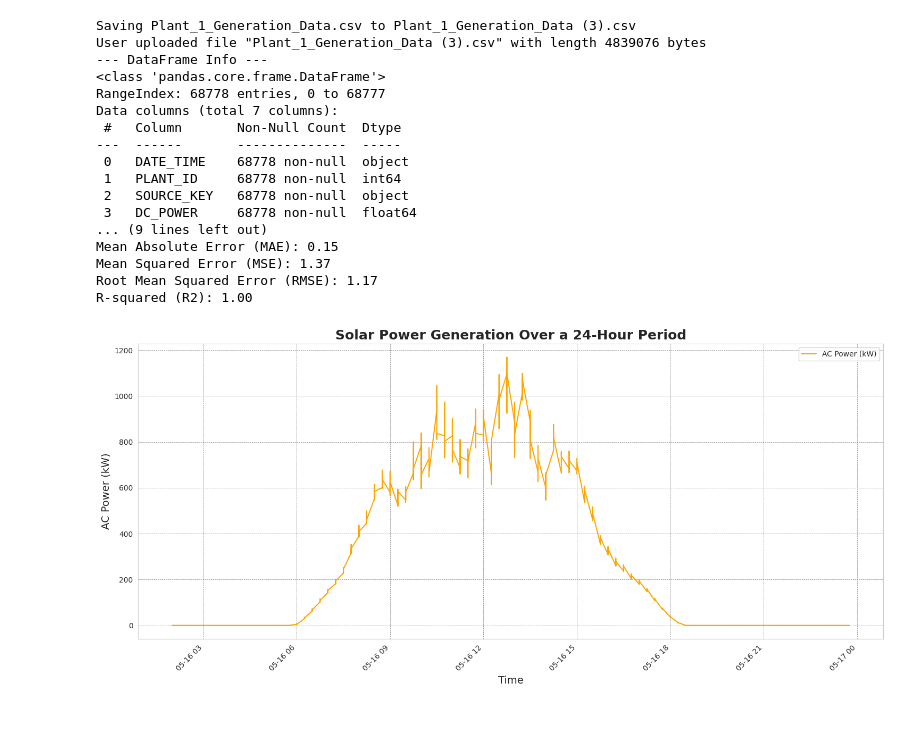
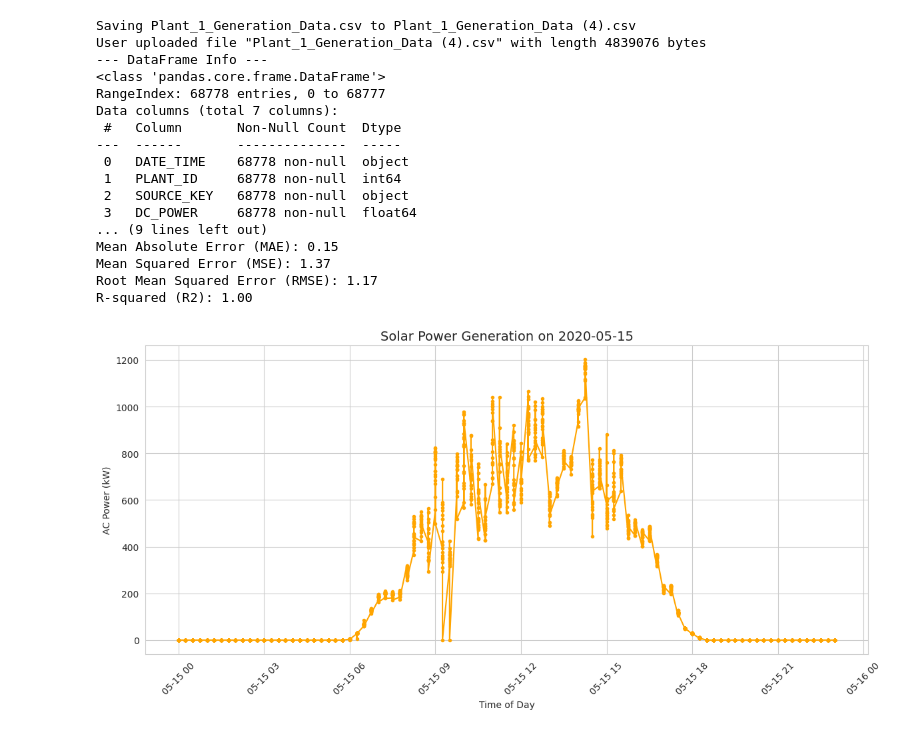
Before and after one commit to Anshchauhan22/Edunet_Solar_Power_Analysis, a Jupyter notebook: chapter_appendix-tools-for-deep-learning/jupyter.ipynb, the cells around one changed output. Saved outputs shown, nothing was run; the diff lists cells and outputs as text; code cells hidden in the pictures.

```diff
--- a/chapter_appendix-tools-for-deep-learning/jupyter.ipynb
+++ b/chapter_appendix-tools-for-deep-learning/jupyter.ipynb
@@ -60,33 +60,25 @@ import numpy as np
 from google.colab import files
 
 # 1. Solar Output vs Time
-import pandas as pd
 import matplotlib.pyplot as plt
-import seaborn as sns
 
+# Convert DATE_TIME to datetime if not already
+df['DATE_TIME'] = pd.to_datetime(df['DATE_TIME'])
 
-df['DATE_TIME'] = pd.to_datetime(df['DATE_TIME'], format='%d-%m-%Y %H:%M')
+# Select one day (e.g., 15th May 2020 – adjust to match your dataset range)
+one_day = df[df['DATE_TIME'].dt.date == pd.to_datetime("2020-05-15").date()]
 
-df.set_index('DATE_TIME', inplace=True)
+# Plot AC Power over time for that day
+plt.figure(figsize=(12,6))
+plt.plot(one_day['DATE_TIME'], one_day['AC_POWER'], color='orange', marker='.')
+plt.title("Solar Power Generation on 2020-05-15", fontsize=14)
+plt.xlabel("Time of Day")
+plt.ylabel("AC Power (kW)")
+plt.xticks(rotation=45)
+plt.tight_layout()
+plt.savefig("solar_power_one_day.png")
+plt.show()
 
-
-date_to_plot = '2020-05-16'
-daily_data = df[df.index.date == pd.to_datetime(date_to_plot).date()]
-
-
-plt.figure(figsize=(15, 7))
-sns.set_style("whitegrid")
-plt.plot(daily_data.index, daily_data['AC_POWER'], color='orange', label='AC Power (kW)')
-
-
-plt.title('Solar Power Generation Over a 24-Hour Period', fontsize=18, fontweight='bold')
-plt.xlabel('Time', fontsize=14)
-plt.ylabel('AC Power (kW)', fontsize=14)
-plt.xticks(rotation=45, ha='right')
-plt.grid(True, which='major', linestyle='--', linewidth='0.5', color='gray')
-plt.legend()
-plt.tight_layout()
-plt.show()
 
 
 
@@ -104,36 +96,36 @@ plt.figure(figsize=(8,6))
 plt.scatter(y_test, y_pred, alpha=0.5, color='green')
 plt.plot([y_test.min(), y_test.max()], [y_test.min(), y_test.max()], '--r')
 plt.title("Predicted vs Actual Solar Power Output", fontsize=14)
 plt.xlabel("Actual Values")
 plt.ylabel("Predicted Values")
 plt.tight_layout()
 plt.savefig("predicted_vs_actual.png")
 plt.show()
 
 # Download plots
 files.download("solar_power_vs_time.png")
 files.download("correlation_heatmap.png")
 files.download("predicted_vs_actual.png")
 # %% [output]
 [interactive output not drawn]
-Saving Plant_1_Generation_Data.csv to Plant_1_Generation_Data (3).csv
-User uploaded file "Plant_1_Generation_Data (3).csv" with length 4839076 bytes
+Saving Plant_1_Generation_Data.csv to Plant_1_Generation_Data (4).csv
+User uploaded file "Plant_1_Generation_Data (4).csv" with length 4839076 bytes
 --- DataFrame Info ---
 <class 'pandas.core.frame.DataFrame'>
 RangeIndex: 68778 entries, 0 to 68777
 Data columns (total 7 columns):
  #   Column       Non-Null Count  Dtype
 ---  ------       --------------  -----
  0   DATE_TIME    68778 non-null  object
  1   PLANT_ID     68778 non-null  int64
  2   SOURCE_KEY   68778 non-null  object
  3   DC_POWER     68778 non-null  float64
 ... (9 lines left out)
 Mean Absolute Error (MAE): 0.15
 Mean Squared Error (MSE): 1.37
 Root Mean Squared Error (RMSE): 1.17
 R-squared (R2): 1.00
-[figure, old version]
+[figure, new version]
 [figure]
 [figure]
 [interactive output not drawn]
```
